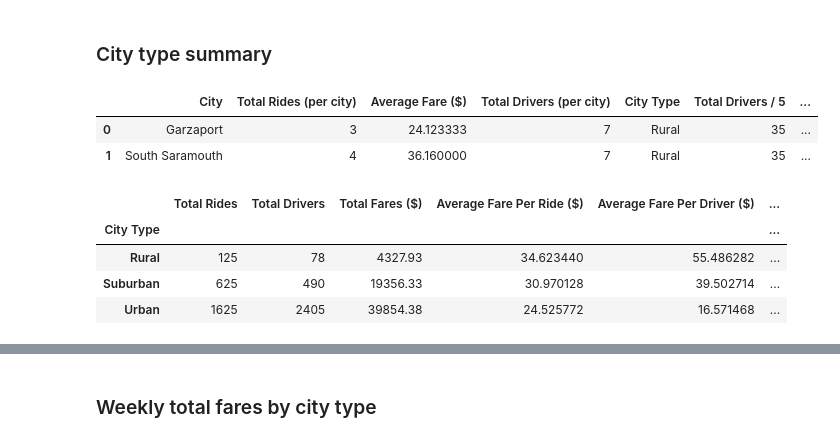
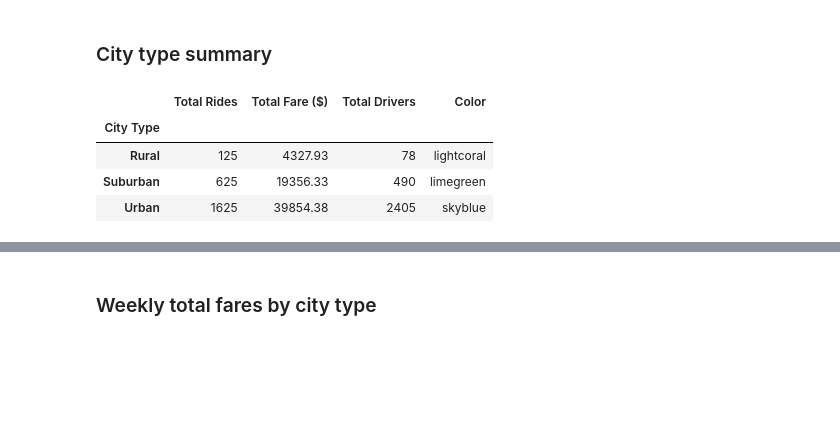
Before and after one commit to tri-bui/sandbox-analytics, a Jupyter notebook: pyber/pyber.ipynb, the cells around one changed output, grey strips where cells are left out. Cells and saved outputs as stored; diff of their text form; code cells hidden in the pictures; blank space fills up the shorter version.

```diff
--- a/pyber/pyber.ipynb
+++ b/pyber/pyber.ipynb
@@ -242,29 +242,13 @@ plt.show()
 pie.savefig('analysis/pie.png')
 # %% [markdown]
 ### City type summary
-# %%
-# Add total fare feature
-fare_by_city = df.groupby('city', as_index=False).fare.sum()
-fare_by_city.columns = ['City', 'Total Fare ($)']
-by_city = pd.merge(by_city, fare_by_city, on='City', how='left')
-by_city.head(2)
-# %% [output]
-|  | City | Total Rides (per city) | Average Fare ($) | Total Drivers (per city) | City Type | Total Drivers / 5 | ... |
-| 0 | Garzaport | 3 | 24.123333 | 7 | Rural | 35 | ... |
-| 1 | South Saramouth | 4 | 36.160000 | 7 | Rural | 35 | ... |
-# %%
-# Totals by city type
-by_city_type = by_city.groupby('City Type')[['Total Rides (per city)', 'Total Drivers (per city)', 'Total Fare ($)']].sum()
-by_city_type.columns = ['Total Rides', 'Total Drivers', 'Total Fares ($)']
-
-# Add averages by city type
-by_city_type['Average Fare Per Ride ($)'] = by_city_type['Total Fares ($)'] / by_city_type['Total Rides']
-by_city_type['Average Fare Per Driver ($)'] = by_city_type['Total Fares ($)'] / by_city_type['Total Drivers']
-by_city_type[['Average Rides (per city)', 'Average Drivers (per city)']] = by_city.groupby('City Type')[['Total Rides (per city)', 'Total Drivers (per city)']].mean()
-by_city_type
-# %% [output]
-|  | Total Rides | Total Drivers | Total Fares ($) | Average Fare Per Ride ($) | Average Fare Per Driver ($) | ... |
-| City Type |  |  |  |  |  | ... |
-| Rural | 125 | 78 | 4327.93 | 34.623440 | 55.486282 | ... |
-| Suburban | 625 | 490 | 19356.33 | 30.970128 | 39.502714 | ... |
-| Urban | 1625 | 2405 | 39854.38 | 24.525772 | 16.571468 | ... |
+# %%
+# Set city type as index
+df_by_type.set_index('City Type', inplace=True)
+df_by_type
+# %% [output]
+|  | Total Rides | Total Fare ($) | Total Drivers | Color |
+| City Type |  |  |  |  |
+| Rural | 125 | 4327.93 | 78 | lightcoral |
+| Suburban | 625 | 19356.33 | 490 | limegreen |
+| Urban | 1625 | 39854.38 | 2405 | skyblue |
```
Also changed, not shown: parts of 3 cells of this notebook.
